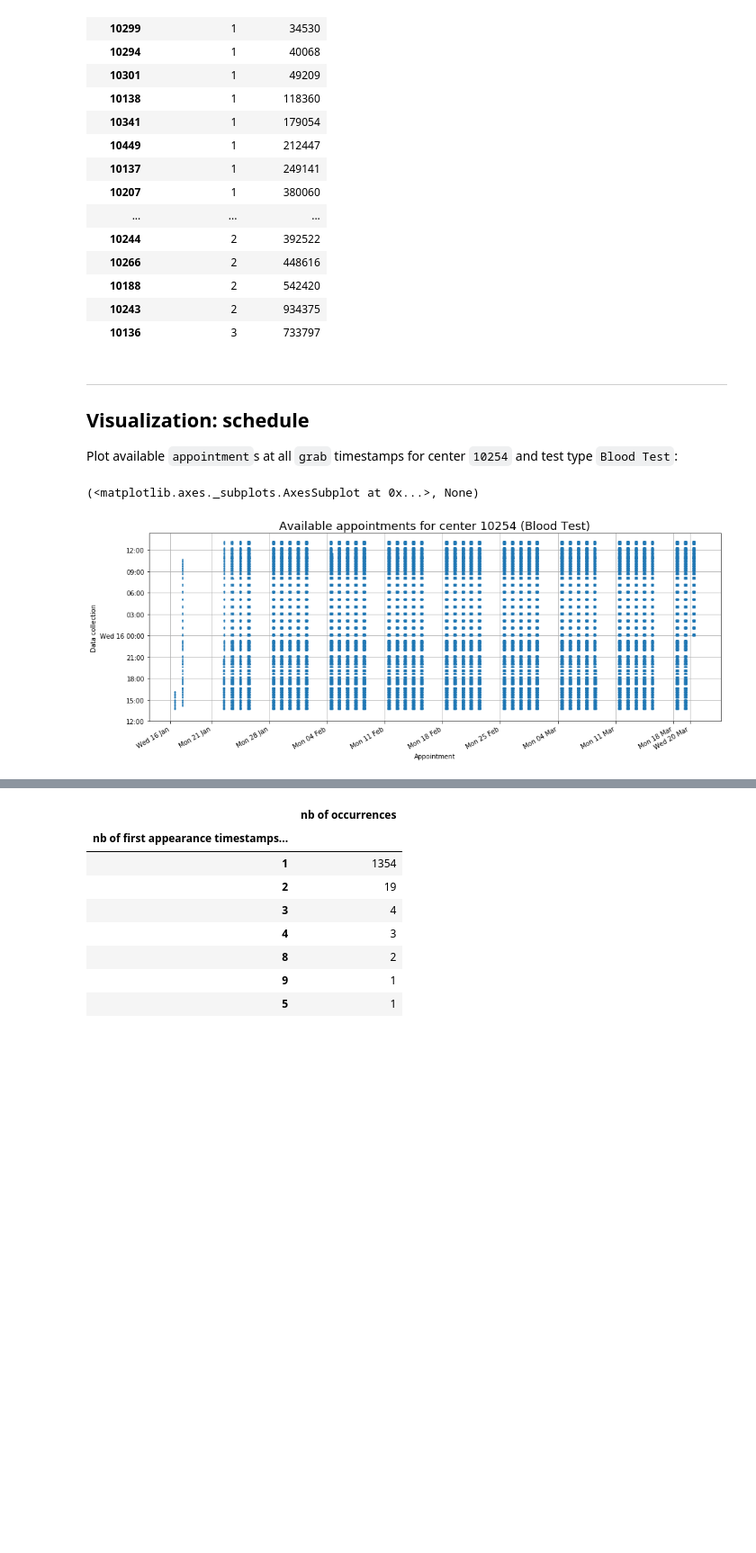
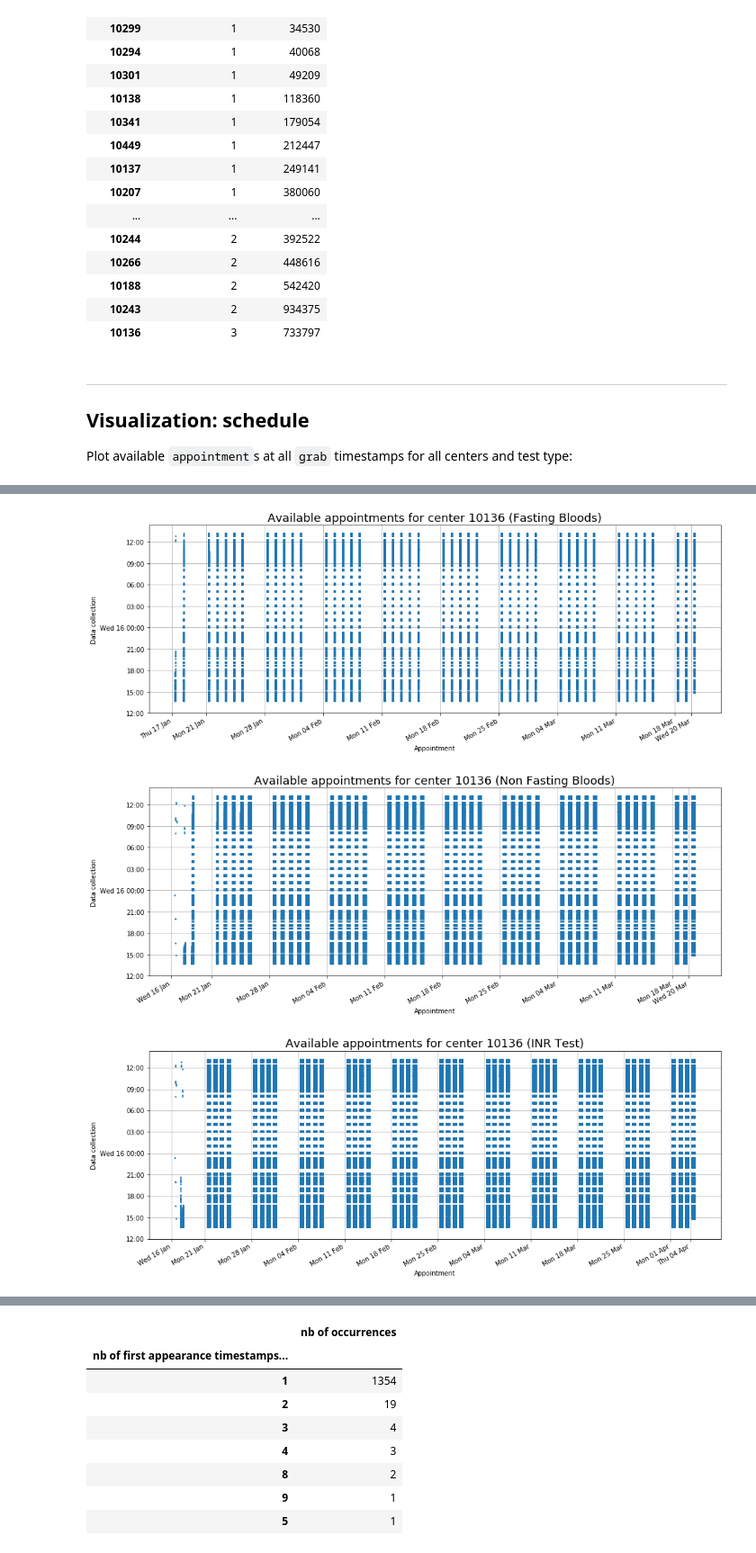
Before and after one commit to antoinechoffrut/UHCW, a Jupyter notebook: UHCW_EDA.ipynb, the cells around one changed output, grey strips where cells are left out. Shown: that part at 90% size. Drawn from its saved outputs; the diff is of its cells as text; code cells hidden in the pictures; blank space fills up the shorter version.

```diff
--- a/UHCW_EDA.ipynb
+++ b/UHCW_EDA.ipynb
@@ -546,28 +308,19 @@ df1.sort_values(by=['test type', 'count']).rename(
 ---
 ## Visualization: schedule
 
-Plot available `appointment`s at all `grab` timestamps for center `10254` and test type `Blood Test`:
+Plot available `appointment`s at all `grab` timestamps for all centers and test type:
-# %%
-UHCW_plot(filter_center(df, center_id=10254, test_type="Blood Test").loc[:, ['id', 'test type', 'appointment', 'grab']])
-# %% [output]
-(<matplotlib.axes._subplots.AxesSubplot at 0x...>, None)
-[figure, removed]
 # %%
 %%time
 print(datetime.datetime.now().strftime("%H:%M:%S"))
-for center_id in center_test_types.index:
-    break
+for center_id in center_test_types.index[0:1]:
     print("Center: {0}".format(center_id))
     for test_type in list(center_test_types.loc[center_id])[0]:
         print("Test type: {0}".format(test_type))
-        ax, filepath = plot_center_schedule(
-            df,
-            center_id=center_id,
-            test_type=test_type,
-            x="appointment",
-            y="grab",
+        df_filtered = UHCW.filter_center(df, center_id, test_type)
+        UHCW.UHCW_plot(
+            df_filtered.loc[:, ['id', 'test type', 'appointment', 'grab']],
             x_freq="W",
             y_freq="H",
             savefigure=False
-        );
+        )
 # %% [output]
@@ -576,0 +334,3 @@ Wall time: 199 µs
+[figure, added]
+[figure, added]
+[figure, added]
```
Also changed, not shown: parts of 55 cells of this notebook, 1 other file.
